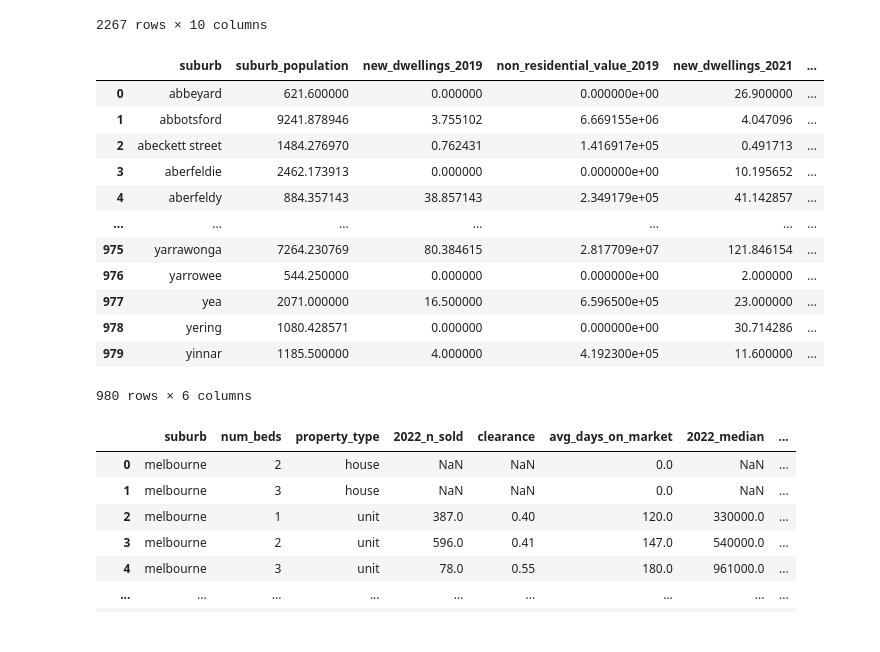
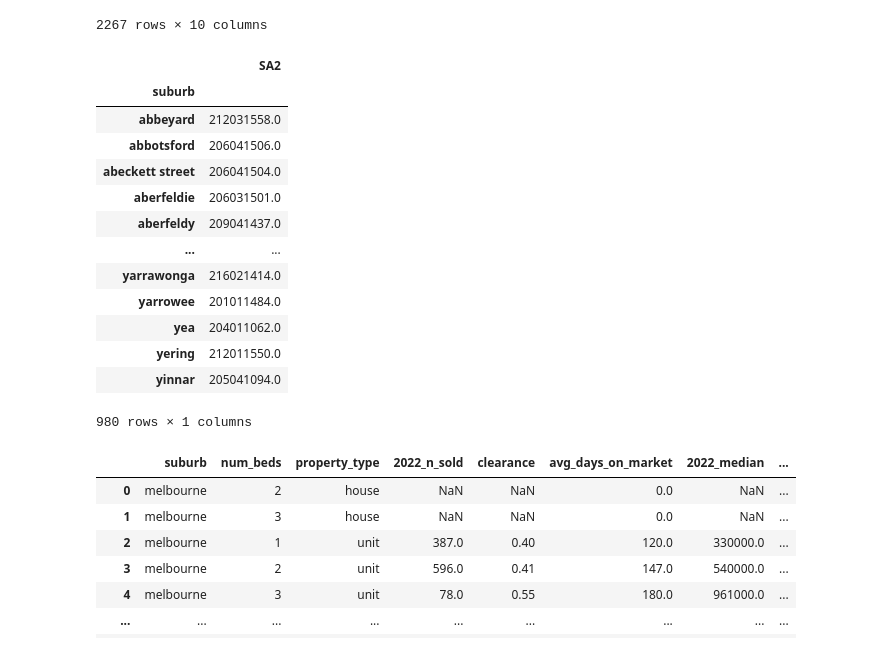
Before and after one commit to MAST30034-Applied-Data-Science/generic-real-estate-consulting-project-group-32, a Jupyter notebook: notebooks/suburb level.ipynb, the cells around one changed output. Saved outputs shown, nothing was run; the diff lists cells and outputs as text; code cells hidden in the pictures.

```diff
--- a/notebooks/suburb level.ipynb
+++ b/notebooks/suburb level.ipynb
@@ -83,21 +83,23 @@ scores["non_residential_value_2021"] = scores["non_residential_value_2021"]*scor
 suburb_pop = scores[["suburb","suburb_population", "new_dwellings_2019", "non_residential_value_2019",
                      "new_dwellings_2021", "non_residential_value_2021"]].groupby("suburb").sum().reset_index()
 # %%
-suburb_pop
+suburb_sa2 = scores[["suburb", "SA2"]].groupby("suburb").agg(lambda x: x.mode().to_list()[0])
+suburb_sa2
 # %% [output]
-|  | suburb | suburb_population | new_dwellings_2019 | non_residential_value_2019 | new_dwellings_2021 | ... |
-| 0 | abbeyard | 621.600000 | 0.000000 | 0.000000e+00 | 26.900000 | ... |
-| 1 | abbotsford | 9241.878946 | 3.755102 | 6.669155e+06 | 4.047096 | ... |
-| 2 | abeckett street | 1484.276970 | 0.762431 | 1.416917e+05 | 0.491713 | ... |
-| 3 | aberfeldie | 2462.173913 | 0.000000 | 0.000000e+00 | 10.195652 | ... |
-| 4 | aberfeldy | 884.357143 | 38.857143 | 2.349179e+05 | 41.142857 | ... |
-| ... | ... | ... | ... | ... | ... | ... |
-| 975 | yarrawonga | 7264.230769 | 80.384615 | 2.817709e+07 | 121.846154 | ... |
-| 976 | yarrowee | 544.250000 | 0.000000 | 0.000000e+00 | 2.000000 | ... |
-| 977 | yea | 2071.000000 | 16.500000 | 6.596500e+05 | 23.000000 | ... |
-| 978 | yering | 1080.428571 | 0.000000 | 0.000000e+00 | 30.714286 | ... |
-| 979 | yinnar | 1185.500000 | 4.000000 | 4.192300e+05 | 11.600000 | ... |
+|  | SA2 |
+| suburb |  |
+| abbeyard | 212031558.0 |
+| abbotsford | 206041506.0 |
+| abeckett street | 206041504.0 |
+| aberfeldie | 206031501.0 |
+| aberfeldy | 209041437.0 |
+| ... | ... |
+| yarrawonga | 216021414.0 |
+| yarrowee | 201011484.0 |
+| yea | 204011062.0 |
+| yering | 212011550.0 |
+| yinnar | 205041094.0 |
-980 rows × 6 columns
+980 rows × 1 columns
 # %%
 h_df = pd.read_csv(f"../data/curated/historical_sales_clean.csv")
 # %%
```
Also changed, not shown: parts of 1 cell of this notebook, 1 other file.
